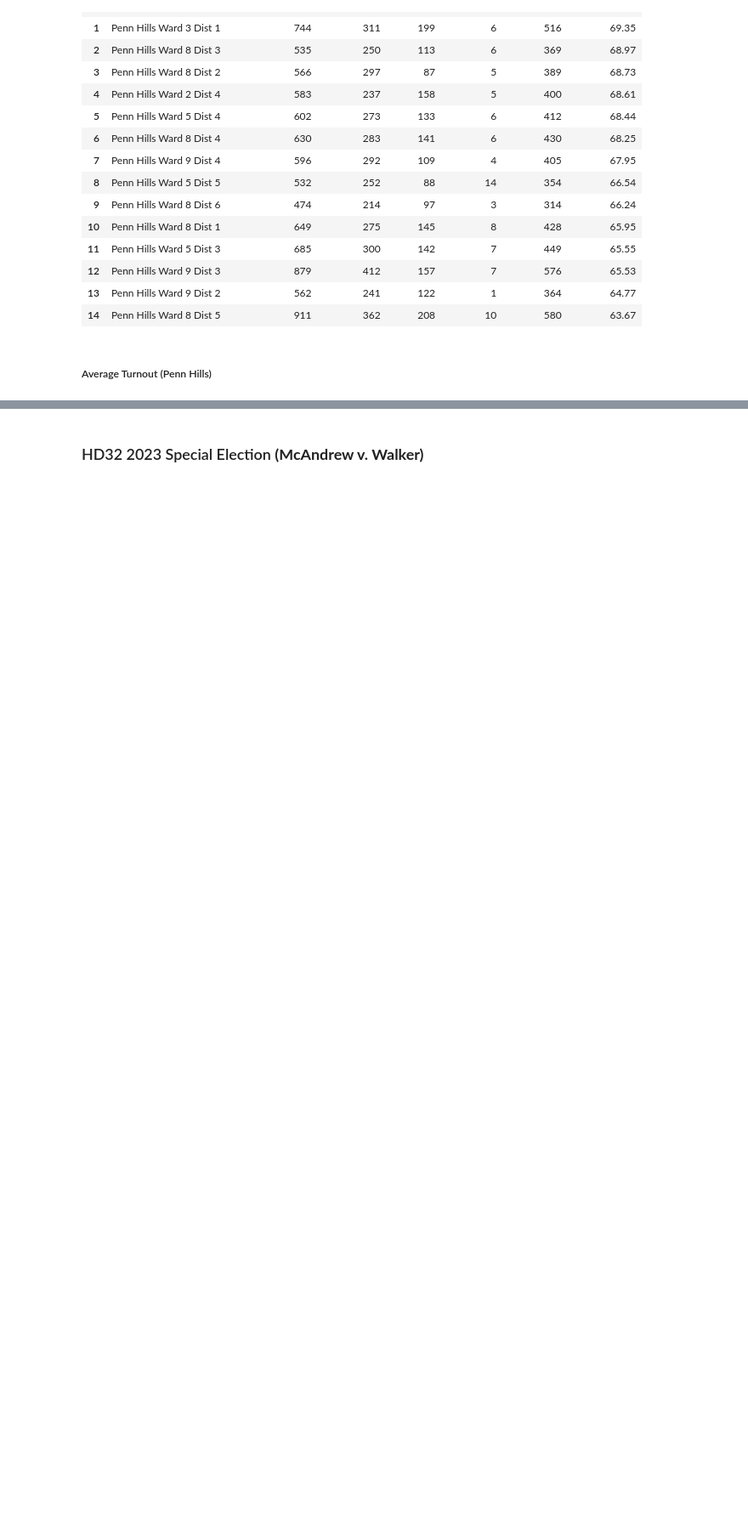
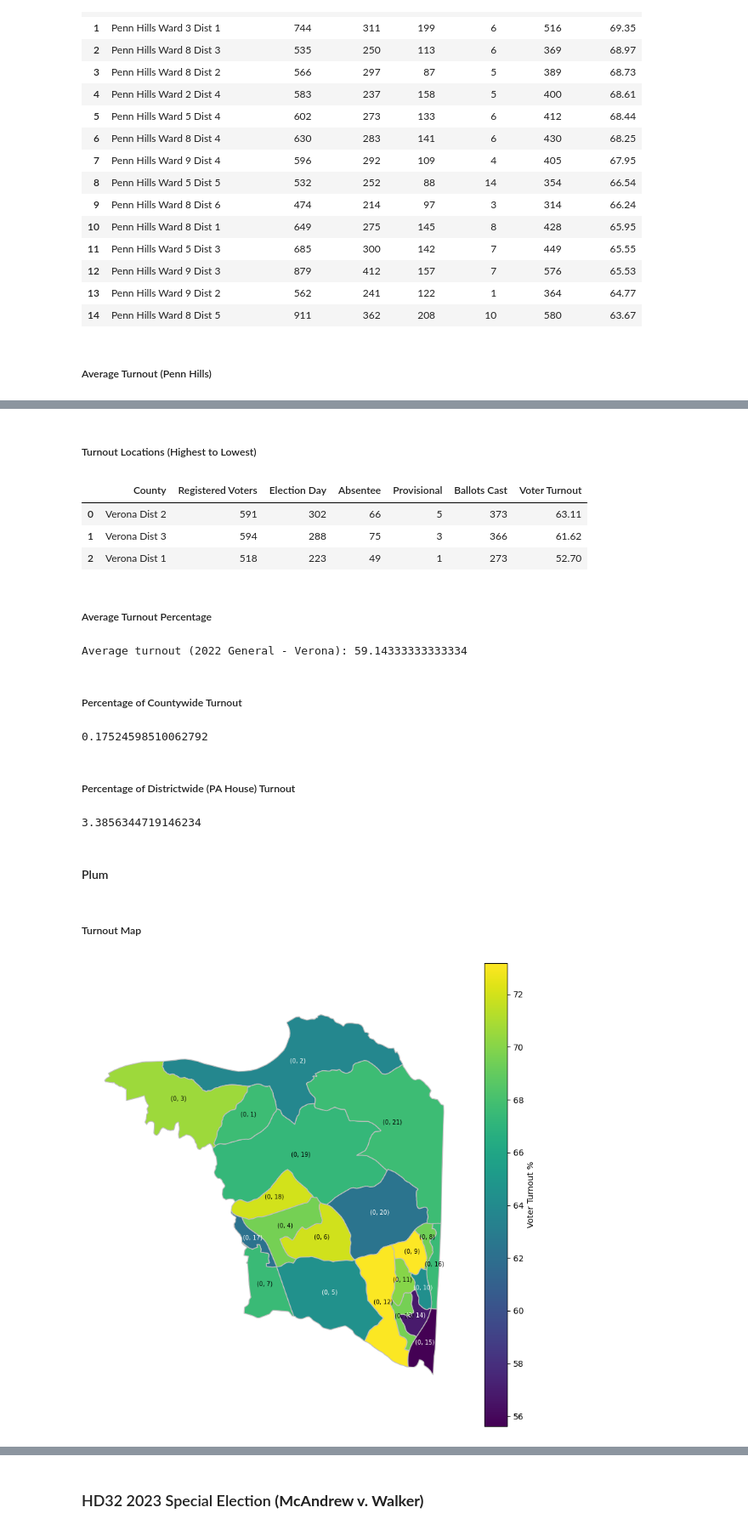
Before and after one commit to jonprice99/Regional-Election-Analysis, a Jupyter notebook: election_data.ipynb, the cells around one changed output, grey strips where cells are left out. Shown at 85% size. Drawn from its saved outputs; the diff is of its cells as text; code cells hidden in the pictures; blank space fills up the shorter version.

```diff
--- a/election_data.ipynb
+++ b/election_data.ipynb
@@ -414,0 +514,58 @@ Average turnout (HD32 Special - Penn Hills): 58.8
+# %% [markdown]
+##### Turnout Locations (Highest to Lowest)
+# %%
+highest_verona_general22_turnout = verona_general22_turnout.sort_values('Voter Turnout', ascending=False).reset_index(drop=True)
+highest_verona_general22_turnout
+# %% [output]
+|  | County | Registered Voters | Election Day | Absentee | Provisional | Ballots Cast | Voter Turnout |
+| 0 | Verona Dist 2 | 591 | 302 | 66 | 5 | 373 | 63.11 |
+| 1 | Verona Dist 3 | 594 | 288 | 75 | 3 | 366 | 61.62 |
+| 2 | Verona Dist 1 | 518 | 223 | 49 | 1 | 273 | 52.70 |
+# %% [markdown]
+##### Average Turnout Percentage
+# %%
+avg_verona_general22_turnout = verona_general22_turnout['Voter Turnout'].mean()
+print("Average turnout (2022 General - Verona): " + str(avg_verona_general22_turnout))
+# %% [output]
+Average turnout (2022 General - Verona): 59.14333333333334
+# %% [markdown]
+##### Percentage of Countywide Turnout
+# %%
+verona_general22_vote_count = sum(verona_general22_turnout['Ballots Cast'])
+verona_general22_countywide_percent = verona_general22_vote_count / allegheny_general22_countywide_count
+verona_general22_countywide_percent * 100
+# %% [output]
+0.17524598510062792
+# %% [markdown]
+##### Percentage of Districtwide (PA House) Turnout
+# %%
+verona_general22_districtwide_percent = verona_general22_vote_count / hd32_general22_vote_count
+verona_general22_districtwide_percent * 100
+# %% [output]
+3.3856344719146234
+# %% [markdown]
+#### Plum
+# %% [markdown]
+##### Turnout Map
+# %%
+labeled_plum_general22_district_map = plum_general22_district_map.plot(column="Voter Turnout", #Set the data to be used for coloring
+                       edgecolor="#C0C0C0", #Set the color of the outlines for each district
+                       legend=True, #Show the legend
+                       legend_kwds={'label': "Voter Turnout %"}, #Label the legend
+                       figsize=(10,10), #Set the size of the graph
+                    )
+
+# label each of the districts
+for idx, row in plum_general22_district_map.iterrows():
+    ward = row['WARD_1']
+    district = row['DISTRICT_1']
+    label = f'({ward}, {district})'
+    color = 'white' if row['Voter Turnout'] < 65 else 'black'
+    labeled_plum_general22_district_map.annotate(label, xy=row.geometry.centroid.coords[0], ha='center', fontsize=7, color=color)
+
+# hide the x and y axis on the plot & move the legend
+labeled_plum_general22_district_map.axis('off')
+
+plt.show()
+# %% [output]
+[figure, added]
```
Also changed, not shown: parts of 99 cells of this notebook.
